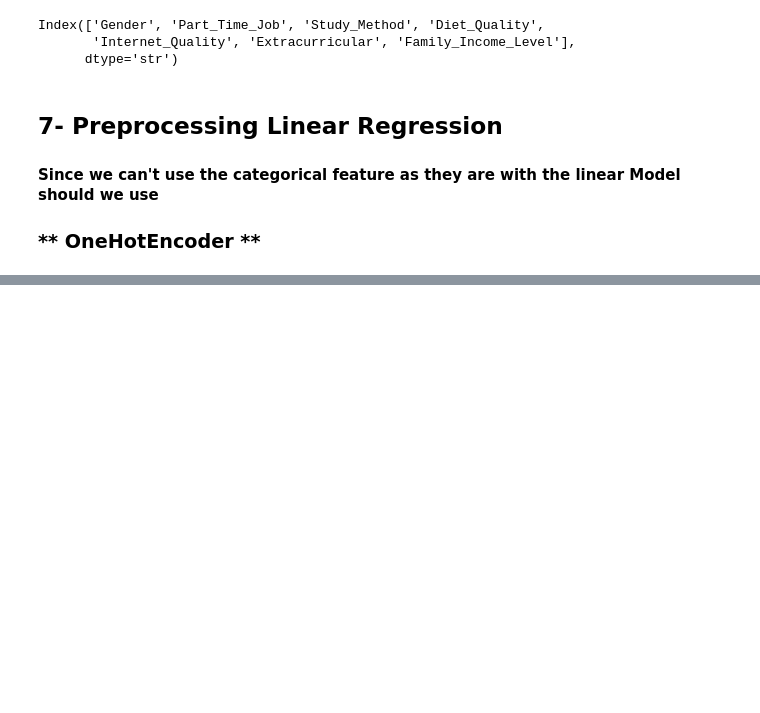
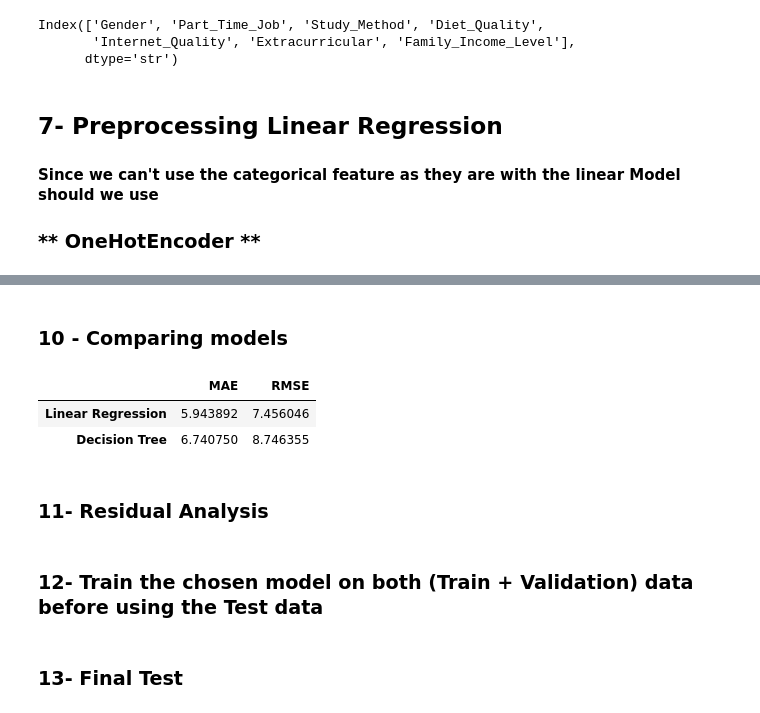
Before and after one commit to FatimaAlMurtadha/MyFirstML, a Jupyter notebook: FinalScoreML.ipynb, the cells around one changed output, grey strips where cells are left out. Saved outputs shown, nothing was run; the diff lists cells and outputs as text; code cells hidden in the pictures; blank space fills up the shorter version.

```diff
--- a/FinalScoreML.ipynb
+++ b/FinalScoreML.ipynb
@@ -253,0 +349,3 @@ linear_preprocessor = ColumnTransformer(
+# %%
+# Validation
+tree_pred = tree_grid.predict(x_val)
@@ -253,0 +381,41 @@ linear_preprocessor = ColumnTransformer(
+# %%
+def regression_metrics(y_true, y_pred):
+    return{
+        "MAE":
+        mean_absolute_error(
+            y_true,
+            y_pred
+        ),
+        "RMSE": np.sqrt(
+            mean_squared_error(
+                y_true,
+                y_pred
+            )
+        )
+    }
+# %% [markdown]
+### 10 - Comparing models
+# %%
+validation_results = pd.DataFrame(
+    {
+        "Linear Regression": regression_metrics(
+            y_val,
+            lin_reg_pred
+        ),
+        "Decision Tree": regression_metrics(
+            y_val,
+            tree_pred
+        )
+    }
+).T
+validation_results
+# %% [output]
+|  | MAE | RMSE |
+| Linear Regression | 5.943892 | 7.456046 |
+| Decision Tree | 6.740750 | 8.746355 |
+# %% [markdown]
+### 11- Residual Analysis
+# %% [markdown]
+### 12- Train the chosen model on both (Train + Validation) data before using the Test data
+# %% [markdown]
+### 13- Final Test
```
Also changed, not shown: parts of 16 cells of this notebook.
